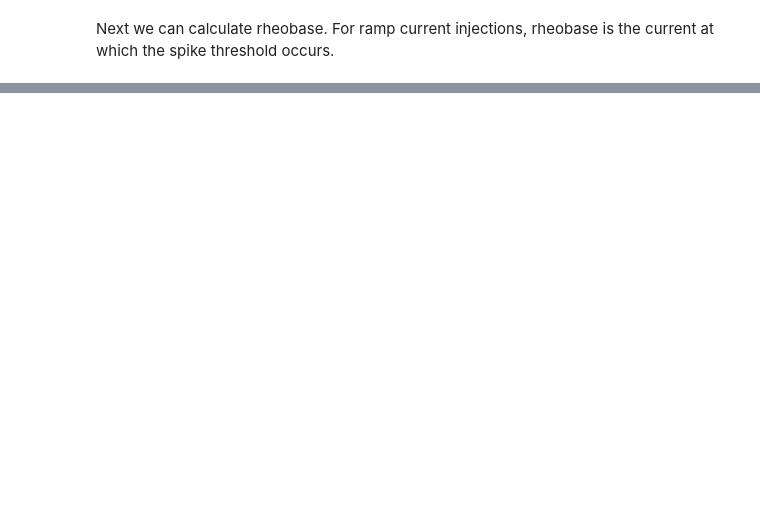
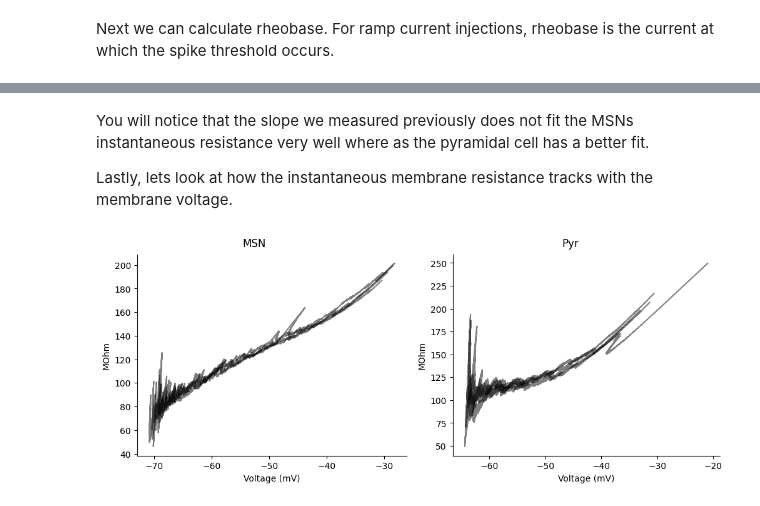
Before and after one commit to LarsHenrikNelson/PatchClampHandbook, a Jupyter notebook: nb/cc_ramp_pt1.ipynb, the cells around one changed output, grey strips where cells are left out. Saved outputs shown, nothing was run; the diff lists cells and outputs as text; code cells hidden in the pictures; blank space fills up the shorter version.

```diff
--- a/nb/cc_ramp_pt1.ipynb
+++ b/nb/cc_ramp_pt1.ipynb
@@ -174,0 +211,25 @@ We can see that the pyramidal cell's membrane resistance does not climb as much
+# %% [markdown]
+You will notice that the slope we measured previously does not fit the MSNs instantaneous resistance very well where as the pyramidal cell has a better fit.
+
+Lastly, lets look at how the instantaneous membrane resistance tracks with the membrane voltage.
+# %%
+fig = plt.figure(layout="constrained", figsize=(10, 4))
+subfigs = fig.subfigures(1, 2)
+title = {0: "MSN", 1: "Pyr"}
+for index, cell_dict in enumerate([msn_dict, pyr_dict]):
+    ax = subfigs[index].subplots(1, 1)
+    _ = subfigs[index].suptitle(title[index])
+    for acq in cell_dict.values():
+        threshold = acq["threshold"]
+        temp = acq["array"] - acq["array"][:3000].mean()
+        _ = ax.plot(
+            acq["array"][start+1000: threshold], temp[start+1000: threshold] / ramp[start + 1000 : threshold]*1000,
+            color="black",
+            alpha=0.5,
+        )
+        _ = ax.set_xlabel("Voltage (mV)")
+        _ = ax.set_ylabel(r"MOhm")
+        ax.spines["top"].set_visible(False)
+        ax.spines["right"].set_visible(False)
+# %% [output]
+[figure, added]
```
Also changed, not shown: parts of 19 cells of this notebook, 2 other files.
